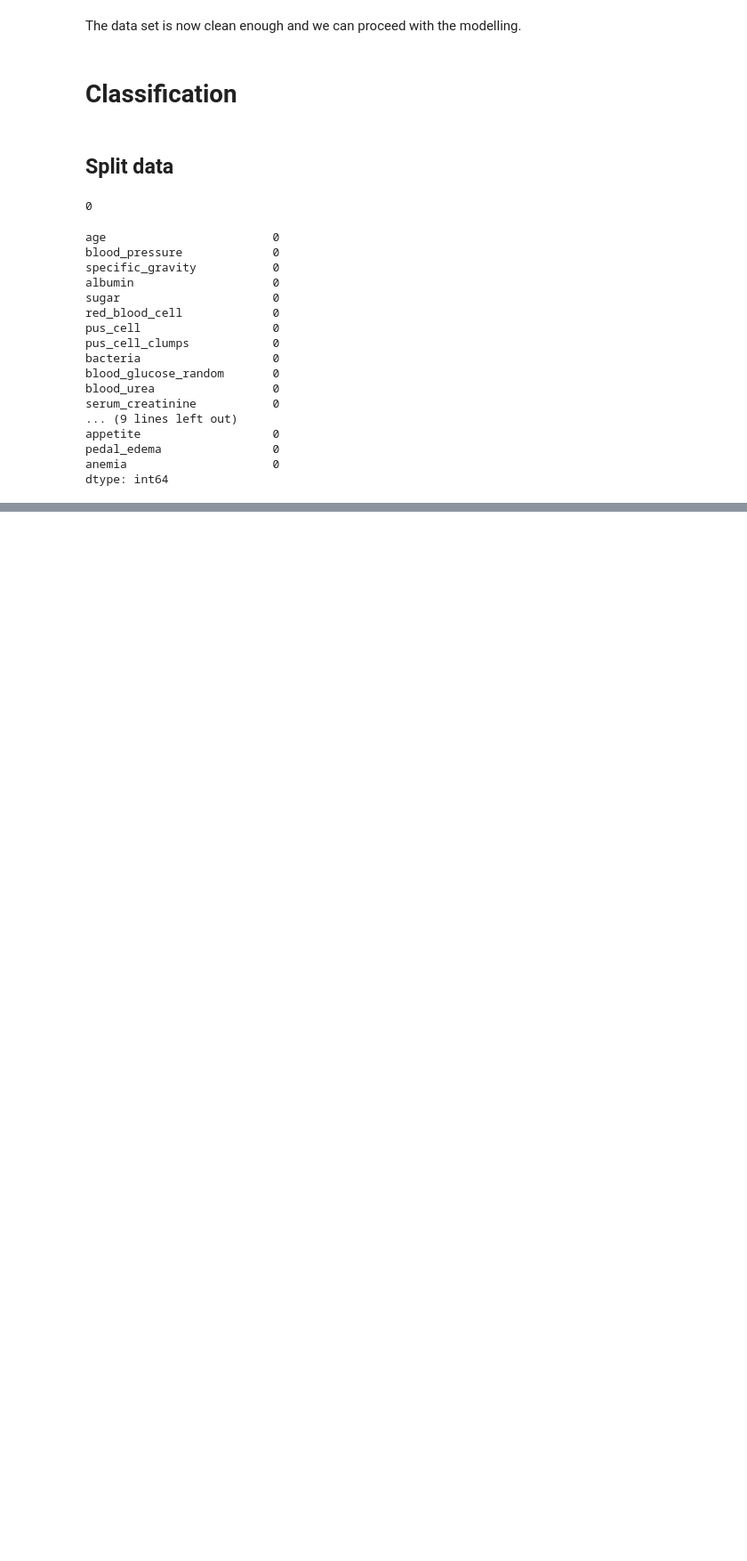
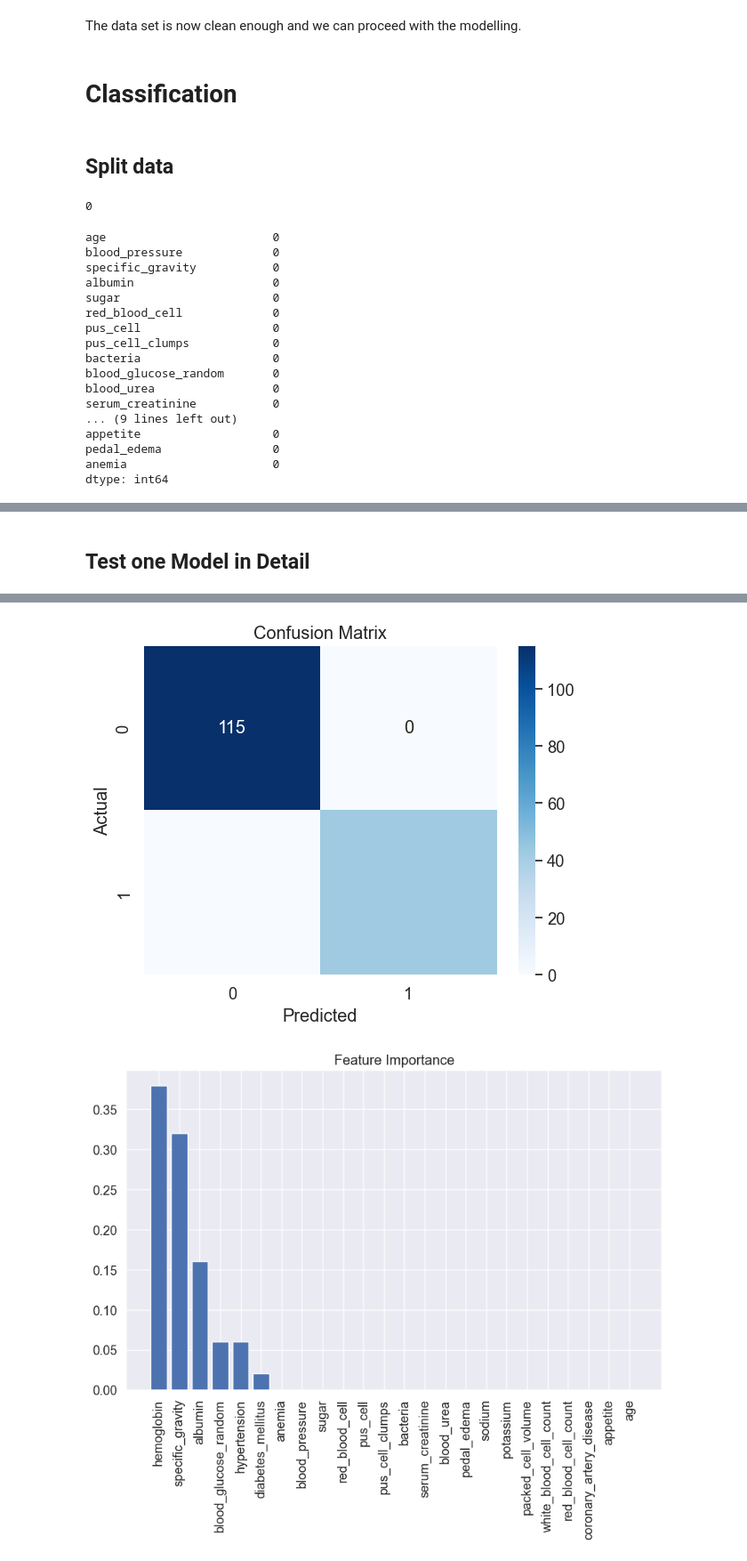
Before and after one commit to paulhoenes/ml_ss24, a Jupyter notebook: kidney_ml.ipynb, the cells around one changed output, grey strips where cells are left out. Shown at 89% size. Cells and saved outputs as stored; diff of their text form; code cells hidden in the pictures; blank space fills up the shorter version.

```diff
--- a/kidney_ml.ipynb
+++ b/kidney_ml.ipynb
@@ -481,7 +481,7 @@ kidney_train.isna().sum().sum()
 #'blood_glucose_random', 'blood_urea', 'serum_creatinine', 'sodium', 'potassium',
 #'hemoglobin', 'packed_cell_volume', 'white_blood_cell_count', 'red_blood_cell_count'
 
-kidney_transformed = kidney_train.copy(deep=True)
-kidney_transformed[num_cols] = np.log1p(kidney_train[num_cols])
+#kidney_transformed = kidney_train.copy(deep=True)
+#kidney_transformed[num_cols] = np.log1p(kidney_train[num_cols])
 
-plot_numeric_distributions(kidney_transformed, numeric_columns=num_cols)
+#plot_numeric_distributions(kidney_transformed, numeric_columns=num_cols)
@@ -572,0 +690,65 @@ dtype: int64
+# %% [markdown]
+## Test one Model in Detail
+# %%
+# Train ada boost model again with differnt parameters
+from sklearn.model_selection import GridSearchCV
+
+# Define the pipeline
+pipeline = Pipeline([('scaler', StandardScaler()), ('classifier', AdaBoostClassifier(random_state=123))])
+
+# Define the grid
+param_grid = {
+    'classifier__n_estimators': [50, 100, 200],
+    'classifier__learning_rate': [0.01, 0.1, 1.0]
+}
+
+# Grid search
+grid = GridSearchCV(pipeline, param_grid, cv=5, scoring='accuracy')
+grid.fit(X_train, y_train)
+
+# Best parameters
+print(f'Best parameters: {grid.best_params_}')
+
+# Best score
+print(f'Best score: {grid.best_score_}')
+
+
+# Train the model with the best parameters
+pipeline = grid.best_estimator_
+pipeline.fit(X_train, y_train)
+
+# Performance on test data
+print(f'Training Accuracy: {pipeline.score(X_train, y_train)}')
+print(f'Test Accuracy: {pipeline.score(X_test, y_test)}')
+print('')
+
+
+# Classification report
+y_pred = pipeline.predict(X_test)
+print(classification_report(y_test, y_pred))
+
+# Confusion matrix
+cm = confusion_matrix(y_test, y_pred)
+sns.heatmap(cm, annot=True, fmt='d', cmap='Blues')
+plt.xlabel('Predicted')
+plt.ylabel('Actual')
+plt.title('Confusion Matrix')
+plt.show()
+
+# Feature importance
+importances = pipeline.named_steps['classifier'].feature_importances_
+feature_names = X_train.columns
+
+# Sort feature importances in descending order
+indices = np.argsort(importances)[::-1]
+
+# Rearrange feature names so they match the sorted feature importances
+names = [feature_names[i] for i in indices]
+
+# Create plot
+plt.figure(figsize=(10, 6))
+plt.title("Feature Importance")
+plt.bar(range(X_train.shape[1]), importances[indices])
+plt.xticks(range(X_train.shape[1]), names, rotation=90)
+plt.show()
+# %% [output]
@@ -573 +768,3 @@ dtype: int64
+[figure, added]
+[figure, added]
 # %%
```
Also changed, not shown: parts of 5 cells of this notebook, 1 other file.
